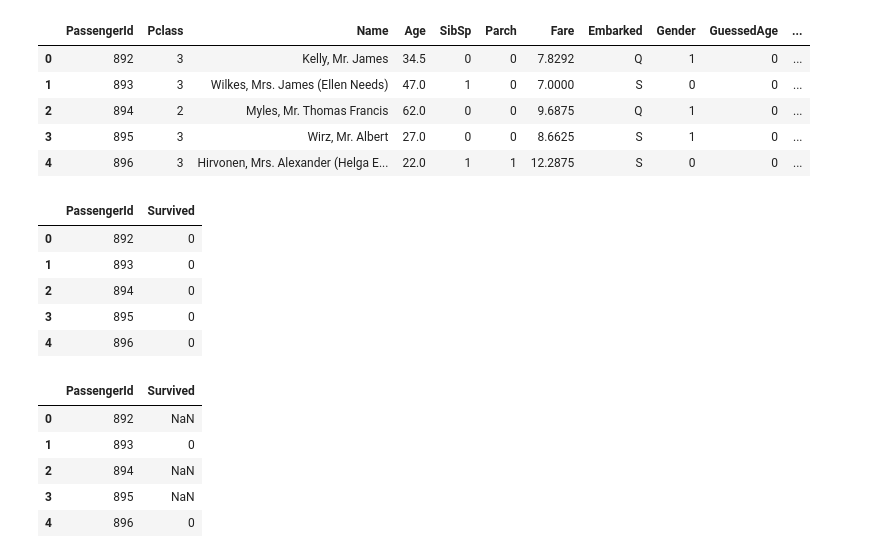
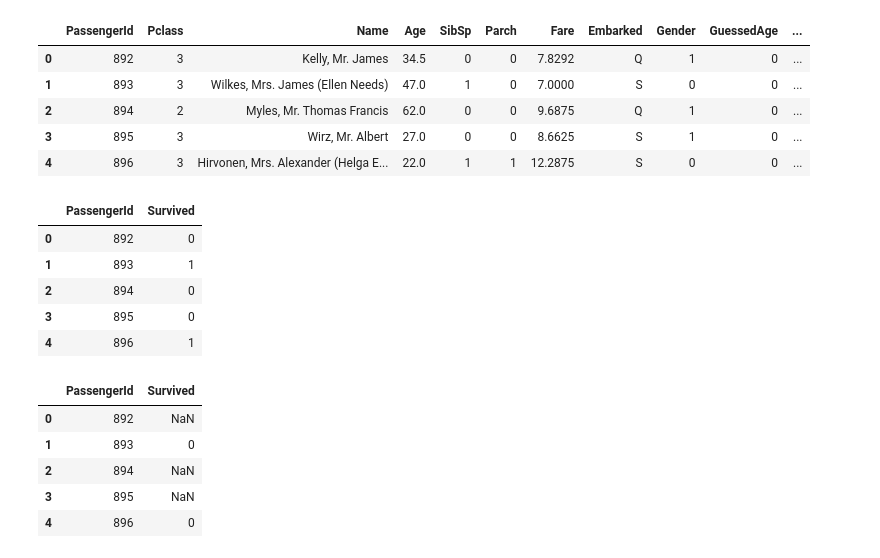
Before and after one commit to tiy-gvl-python-2015-09/titanic, a Jupyter notebook: titanic_prediction.ipynb, the cells around one changed output. Cells and saved outputs as stored; diff of their text form; code cells hidden in the pictures.

```diff
--- a/titanic_prediction.ipynb
+++ b/titanic_prediction.ipynb
@@ -377,3 +373,18 @@ def clean(df, median_ages=None):
     return df
 # %% [markdown]
 Read in the CSV again, clean the `dataFrame` and see the `.info()` on it.
+# %%
+def alter_port(port):
+        if port == "S":
+            return 0
+        elif port == "C":
+            return 1
+        else:
+            return 2
+
+train = pd.read_csv("titanic/train.csv")
+train["DeparturePoint"] = train['Embarked'].apply(alter_port)
+train = clean(train)
+train["AgeRange"] = train['Age'].apply(create_age_range)
+train["TicketPrice"] = train["Fare"].apply(ticket_price)
+train.head()
@@ -463,22 +503,27 @@ test.head()
 # %%
 median_ages = calc_median_ages(train)
 test = pd.read_csv("titanic/test.csv")
+test["AgeRange"] = test['Age'].apply(create_age_range)
+test["DeparturePoint"] = test['Embarked'].apply(alter_port)
 
 test = clean(test, median_ages)
 
 test["Survived"] = 0
 test.loc[(test["Gender"] == 0), "Survived"] = 1
-test.loc[(test["Gender"] == 0) & (test["Pclass"] == 3), "Survived"] = 0
+test.loc[(test["Gender"] == 0) & (test["Fare"] > 20) & (test["Pclass"] == 3), "Survived"] = 0
+test.loc[(test["Name"].str.match(r"\, [D].\.", re.IGNORECASE) == 1), "Survived"] = 1
+test.loc[(test["Name"].str.match(r"\, [R]..\.", re.IGNORECASE) == 1), "Survived"] = 1
+test.loc[(test["Gender"] == 0) & (train["Parch"] > 2) & (test["DeparturePoint"] == 2), "Survived"] = 0
 test = test[["PassengerId", "Survived"]]
-test.to_csv("titanic/Zach.csv", index=False)
+test.to_csv("titanic/Zach10.csv", index=False)
 test.head()
 # %% [output]
 |  | PassengerId | Survived |
 | 0 | 892 | 0 |
-| 1 | 893 | 0 |
+| 1 | 893 | 1 |
 | 2 | 894 | 0 |
 | 3 | 895 | 0 |
-| 4 | 896 | 0 |
+| 4 | 896 | 1 |
 # %%
 test.head()
 # %% [output]
```
Also changed, not shown: parts of 7 cells of this notebook, 9 other files.
